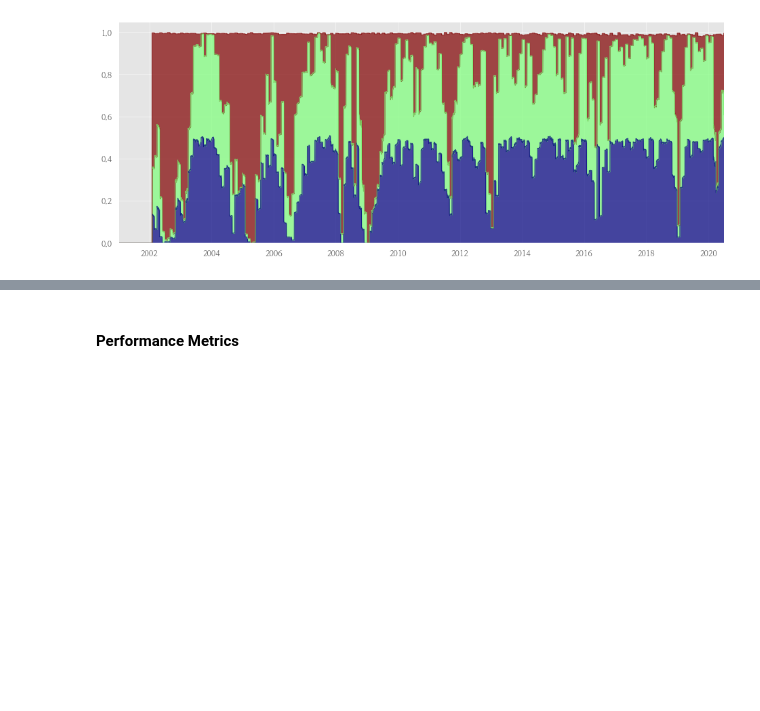
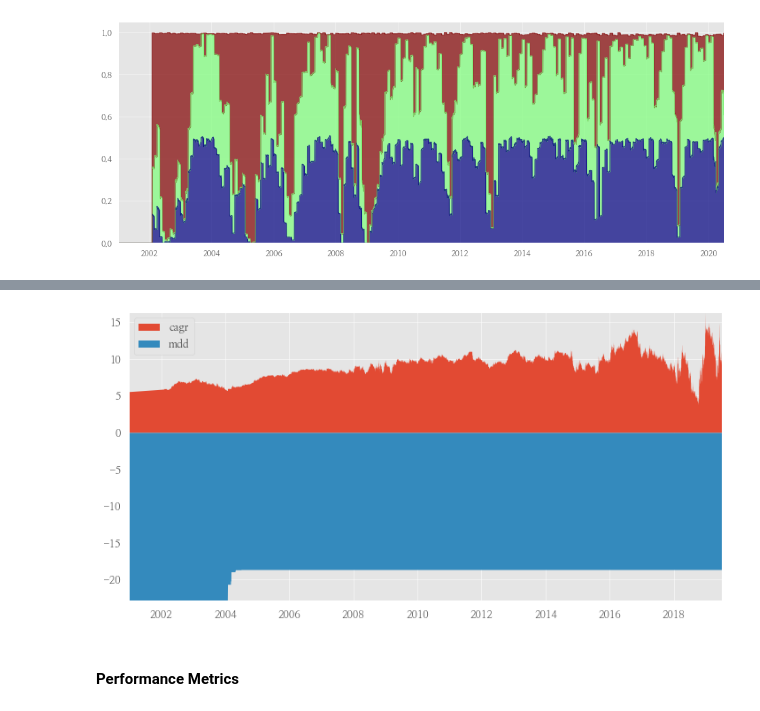
Before and after one commit to hermian/USAP, a Jupyter notebook: 미국달러자산.ipynb, the cells around one changed output, grey strips where cells are left out. Saved outputs shown, nothing was run; the diff lists cells and outputs as text; code cells hidden in the pictures; blank space fills up the shorter version.

```diff
--- a/미국달러자산.ipynb
+++ b/미국달러자산.ipynb
@@ -146,0 +154,3 @@ r.prices.to_drawdown_series().plot.area(stacked=False, alpha=0.3, figsize=(16, 6
+# %%
+투자시점별CAGRMDD(bt_나스닥다우동일비중AMS)
+# %% [output]
@@ -147,3 +158,4 @@ r.prices.to_drawdown_series().plot.area(stacked=False, alpha=0.3, figsize=(16, 6
+[figure, added]
 # %%
 qs.reports.full(r['나스닥다우동일비중AMS'].prices.to_returns().dropna(),
                 r['나스닥다우동일비중'].prices.to_returns().dropna())
```
Also changed, not shown: parts of 11 cells of this notebook, 5 other files.
